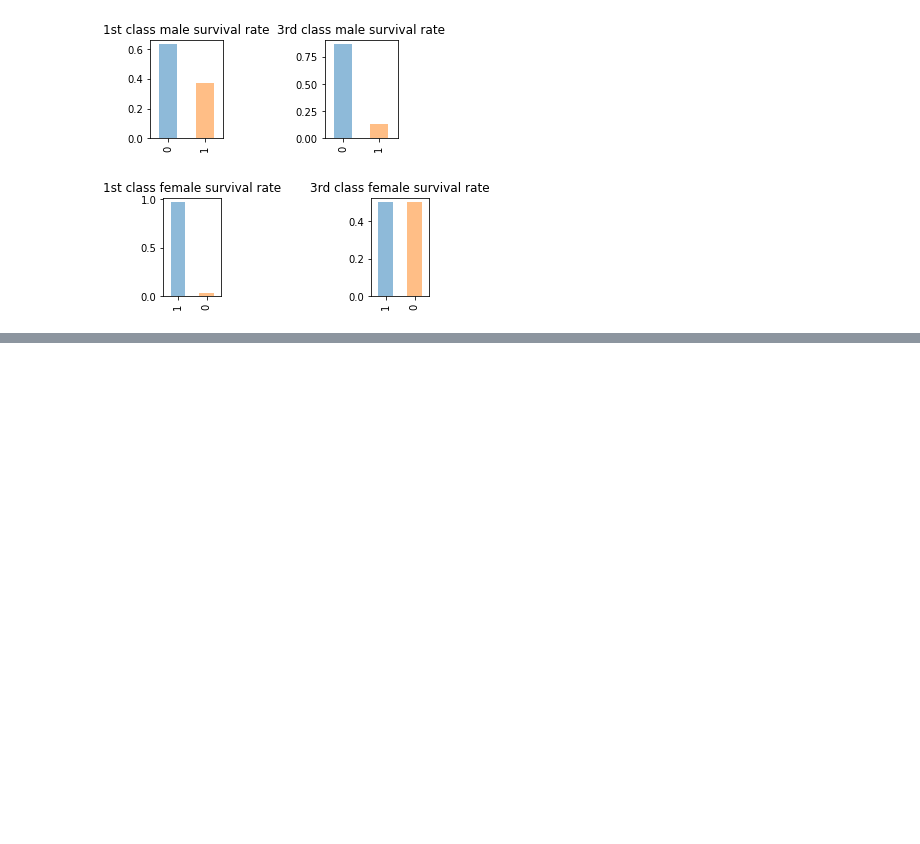
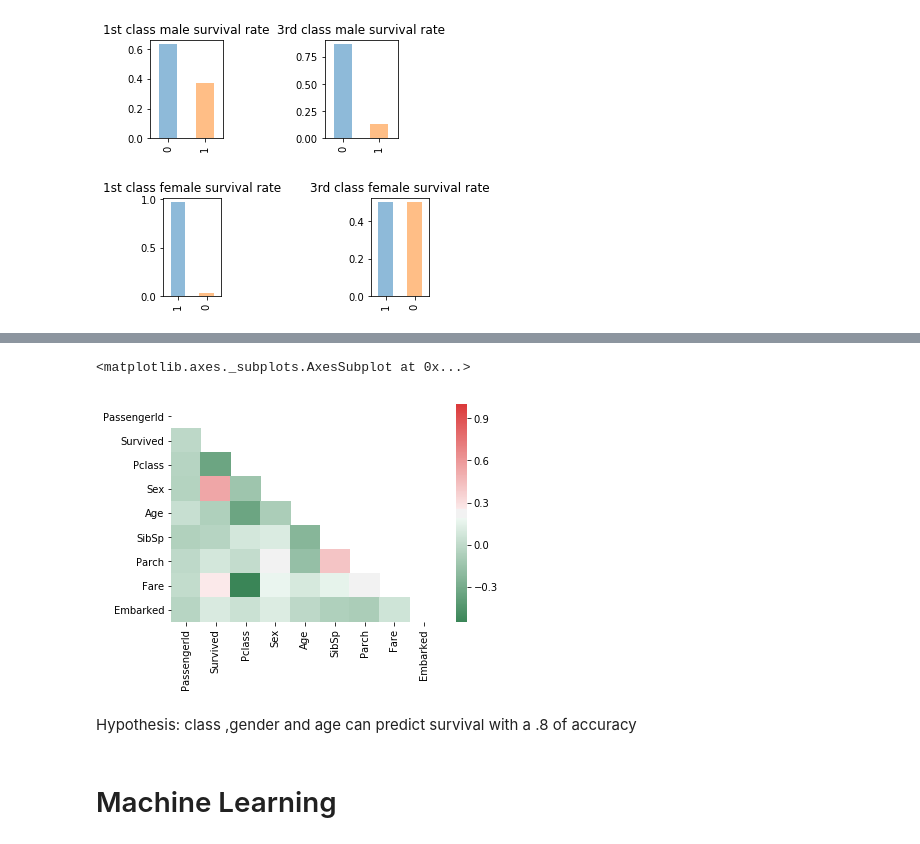
Before and after one commit to lencik62/Python_2018, a Jupyter notebook: ML/Titanic Survivors/visualizer .ipynb, the cells around one changed output, grey strips where cells are left out. Saved outputs shown, nothing was run; the diff lists cells and outputs as text; code cells hidden in the pictures; blank space fills up the shorter version.

```diff
--- a/ML/Titanic Survivors/visualizer .ipynb
+++ b/ML/Titanic Survivors/visualizer .ipynb
@@ -105,0 +111,28 @@ plt.show()
+# %%
+# cleaning data and modifying data for better analysis
+df.Embarked=df.Embarked.replace({"S":0,"C":1,"Q":2})
+df.Sex=df.Sex.replace({"M":0,"F":1})
+df.Age = df.Age.fillna(df.Age.dropna().median())
+df.Fare = df.Fare.fillna(df.Fare.dropna().median())
+# %%
+corr = df.corr()
+
+# Generate a custom diverging colormap
+cmap = sns.diverging_palette(500, 12, as_cmap=True)
+
+# mask for the upper triangle
+mask = np.zeros_like(corr, dtype=np.bool)
+mask[np.triu_indices_from(mask)] = True
+
+sns.heatmap(corr,
+            mask=mask,
+            cmap=cmap,
+            xticklabels=corr.columns.values,
+            yticklabels=corr.columns.values)
+# %% [output]
+<matplotlib.axes._subplots.AxesSubplot at 0x...>
+[figure, added]
+# %% [markdown]
+Hypothesis: class ,gender and age can predict survival with a .8 of accuracy
+# %% [markdown]
+<h1>Machine Learning</h1>
```
Also changed, not shown: parts of 8 cells of this notebook.
